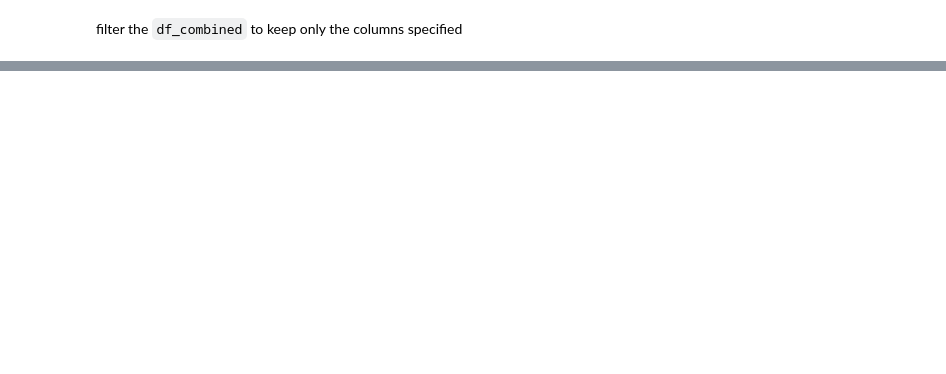
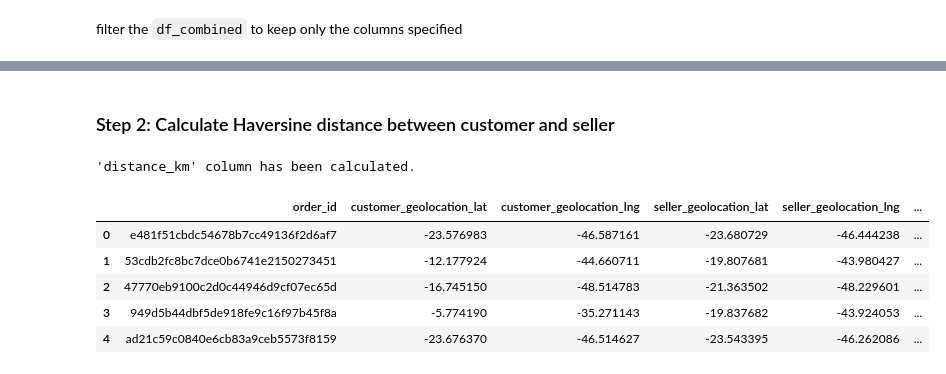
Before and after one commit to jessie0707a/Machine-Learning-Project, a Jupyter notebook: Predicting_Delivery_Duration_for_Olist.ipynb, the cells around one changed output, grey strips where cells are left out. Drawn from its saved outputs; the diff is of its cells as text; code cells hidden in the pictures; blank space fills up the shorter version.

```diff
--- a/Predicting_Delivery_Duration_for_Olist.ipynb
+++ b/Predicting_Delivery_Duration_for_Olist.ipynb
@@ -235,0 +284,18 @@ None
+# %%
+# Calculate the number of unique product categories for each order
+category_diversity_processed = (
+    df_processed.groupby('order_id')['product_category_name']
+    .nunique()
+    .rename('num_unique_categories')
+)
+
+# Find order_ids that contain only one product category
+single_category_order_ids = category_diversity_processed[category_diversity_processed == 1].index
+
+# Filter df_processed
+df_single_category_orders = df_processed[df_processed['order_id'].isin(single_category_order_ids)].copy()
+
+print(f"Number of unique orders in df_processed before filtering: {df_processed['order_id'].nunique()}")
+print(f"Number of unique orders in df_single_category_orders after filtering: {df_single_category_orders['order_id'].nunique()}")
+print(f"Shape of df_single_category_orders: {df_single_category_orders.shape}")
+display(df_single_category_orders.head())
@@ -235,0 +313,41 @@ None
+# %% [markdown]
+### Step 2: Calculate Haversine distance between customer and seller
+# %%
+import numpy as np
+
+def haversine_distance(lat1, lon1, lat2, lon2):
+    R = 6371  # Earth radius (km)
+
+    lat1_rad = np.radians(lat1)
+    lon1_rad = np.radians(lon1)
+    lat2_rad = np.radians(lat2)
+    lon2_rad = np.radians(lon2)
+
+    dlon = lon2_rad - lon1_rad
+    dlat = lat2_rad - lat1_rad
+
+    a = np.sin(dlat / 2)**2 + np.cos(lat1_rad) * np.cos(lat2_rad) * np.sin(dlon / 2)**2
+    c = 2 * np.arctan2(np.sqrt(a), np.sqrt(1 - a))
+
+    distance = R * c
+    return distance
+
+# Calculate distance and handle missing values (e.g., if geolocation info is missing, distance will also be NaN)
+# This will operate on df_single_category_orders
+df_single_category_orders['distance_km'] = haversine_distance(
+    df_single_category_orders['customer_geolocation_lat'],
+    df_single_category_orders['customer_geolocation_lng'],
+    df_single_category_orders['seller_geolocation_lat'],
+    df_single_category_orders['seller_geolocation_lng']
+)
+
+print("'distance_km' column has been calculated.")
+display(df_single_category_orders[['order_id', 'customer_geolocation_lat', 'customer_geolocation_lng', 'seller_geolocation_lat', 'seller_geolocation_lng', 'distance_km']].head())
+# %% [output]
+'distance_km' column has been calculated.
+|  | order_id | customer_geolocation_lat | customer_geolocation_lng | seller_geolocation_lat | seller_geolocation_lng | ... |
+| 0 | e481f51cbdc54678b7cc49136f2d6af7 | -23.576983 | -46.587161 | -23.680729 | -46.444238 | ... |
+| 1 | 53cdb2fc8bc7dce0b6741e2150273451 | -12.177924 | -44.660711 | -19.807681 | -43.980427 | ... |
+| 2 | 47770eb9100c2d0c44946d9cf07ec65d | -16.745150 | -48.514783 | -21.363502 | -48.229601 | ... |
+| 3 | 949d5b44dbf5de918fe9c16f97b45f8a | -5.774190 | -35.271143 | -19.837682 | -43.924053 | ... |
+| 4 | ad21c59c0840e6cb83a9ceb5573f8159 | -23.676370 | -46.514627 | -23.543395 | -46.262086 | ... |
```
Also changed, not shown: parts of 21 cells of this notebook.
